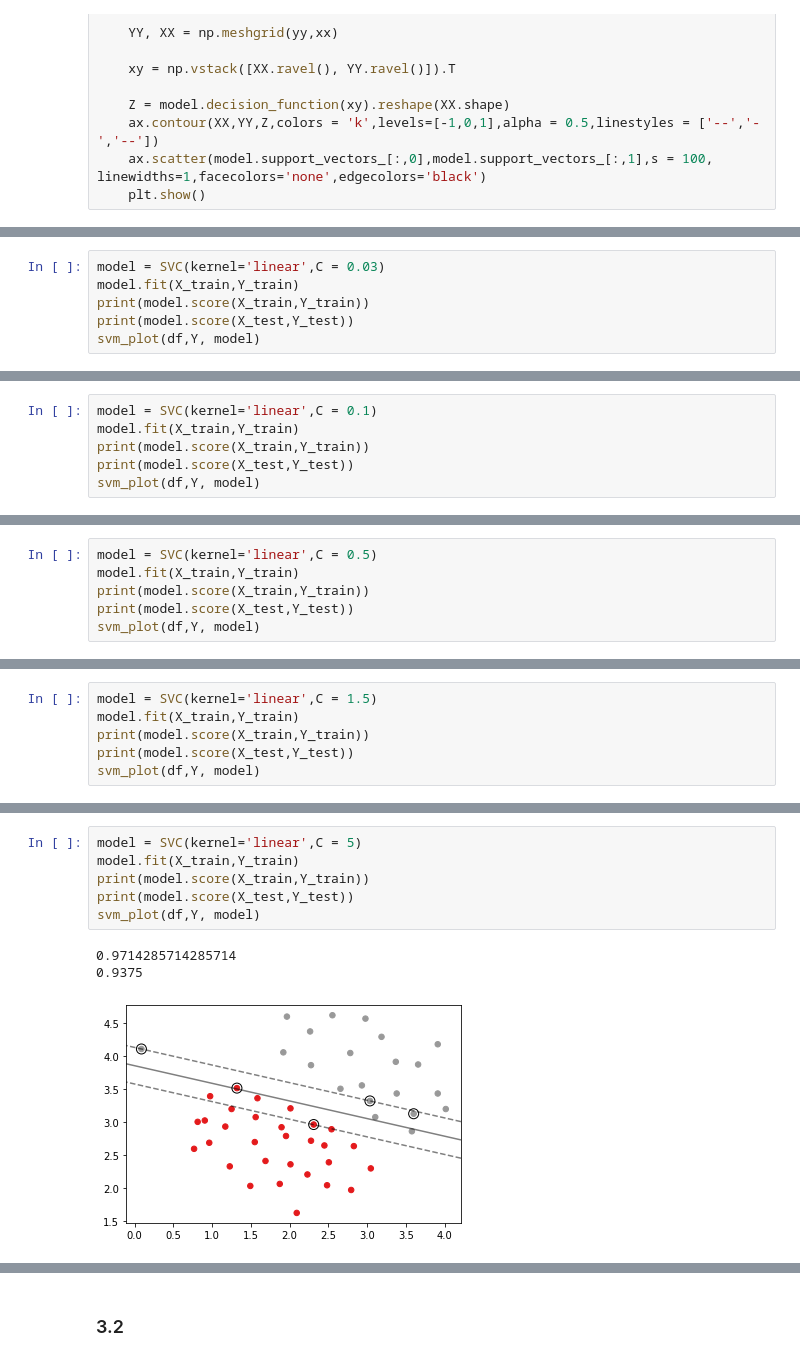
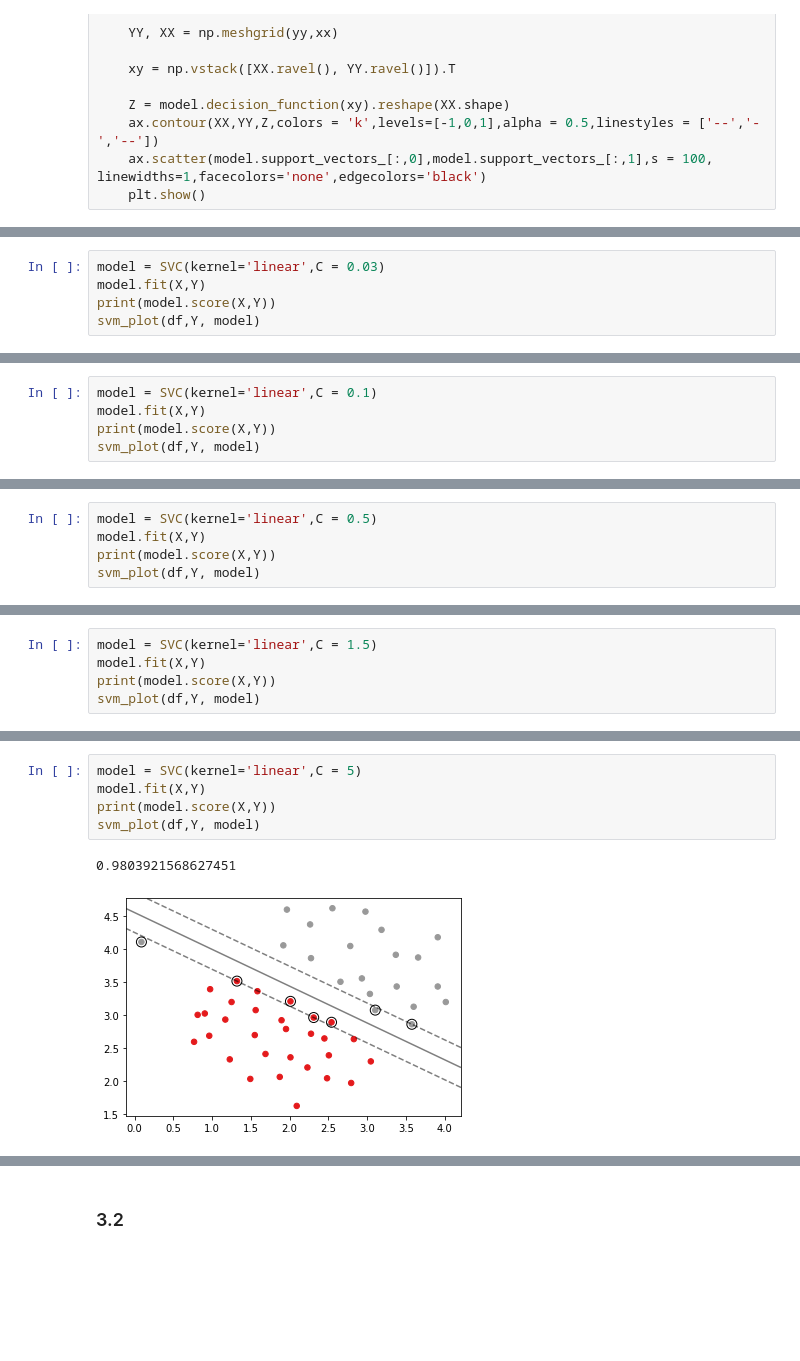
Before and after one commit to NamiNaziri/Machine_Learning_Course_IUT, a Jupyter notebook: Assignment2/Assignment2.ipynb, the cells around one changed output, grey strips where cells are left out. Cells and saved outputs as stored; diff of their text form; blank space fills up the shorter version.

```diff
--- a/Assignment2/Assignment2.ipynb
+++ b/Assignment2/Assignment2.ipynb
@@ -232,7 +223,6 @@ svm_plot(df,Y, model)
 # %%
 model = SVC(kernel='linear',C = 0.03)
-model.fit(X_train,Y_train)
-print(model.score(X_train,Y_train))
-print(model.score(X_test,Y_test))
+model.fit(X,Y)
+print(model.score(X,Y))
 svm_plot(df,Y, model)
 # %% [output]
@@ -242,7 +231,6 @@ svm_plot(df,Y, model)
 # %%
 model = SVC(kernel='linear',C = 0.1)
-model.fit(X_train,Y_train)
-print(model.score(X_train,Y_train))
-print(model.score(X_test,Y_test))
+model.fit(X,Y)
+print(model.score(X,Y))
 svm_plot(df,Y, model)
 # %% [output]
@@ -252,7 +239,6 @@ svm_plot(df,Y, model)
 # %%
 model = SVC(kernel='linear',C = 0.5)
-model.fit(X_train,Y_train)
-print(model.score(X_train,Y_train))
-print(model.score(X_test,Y_test))
+model.fit(X,Y)
+print(model.score(X,Y))
 svm_plot(df,Y, model)
 # %% [output]
@@ -262,7 +247,6 @@ svm_plot(df,Y, model)
 # %%
 model = SVC(kernel='linear',C = 1.5)
-model.fit(X_train,Y_train)
-print(model.score(X_train,Y_train))
-print(model.score(X_test,Y_test))
+model.fit(X,Y)
+print(model.score(X,Y))
 svm_plot(df,Y, model)
 # %% [output]
@@ -272,12 +255,10 @@ svm_plot(df,Y, model)
 # %%
 model = SVC(kernel='linear',C = 5)
-model.fit(X_train,Y_train)
-print(model.score(X_train,Y_train))
-print(model.score(X_test,Y_test))
+model.fit(X,Y)
+print(model.score(X,Y))
 svm_plot(df,Y, model)
 # %% [output]
-0.9714285714285714
-0.9375
+0.9803921568627451
-[figure, old version]
+[figure, new version]
 # %%
 model = SVC(kernel='linear',C = 20)
```
Also changed, not shown: parts of 28 cells of this notebook, 5 other files.
